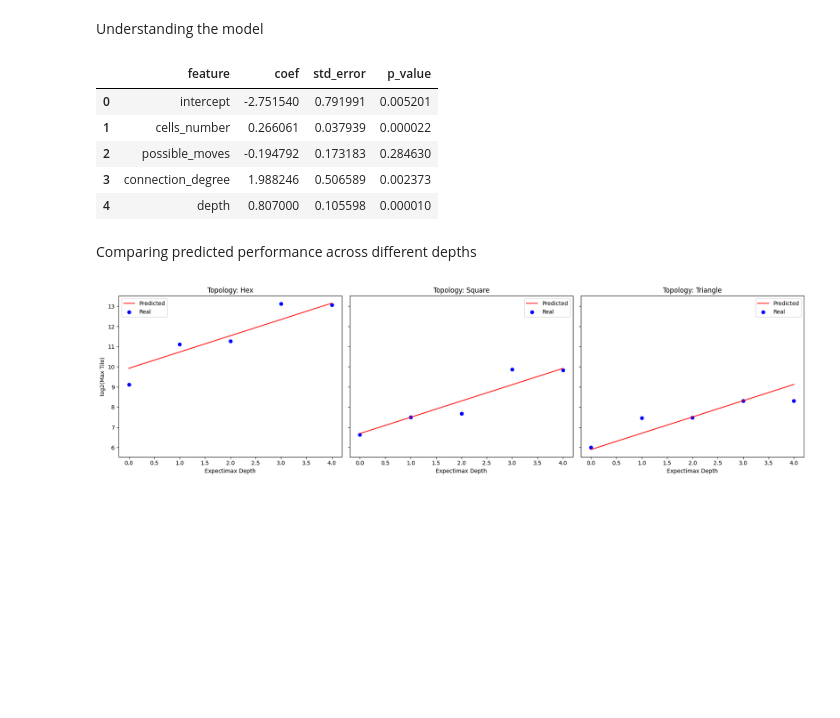
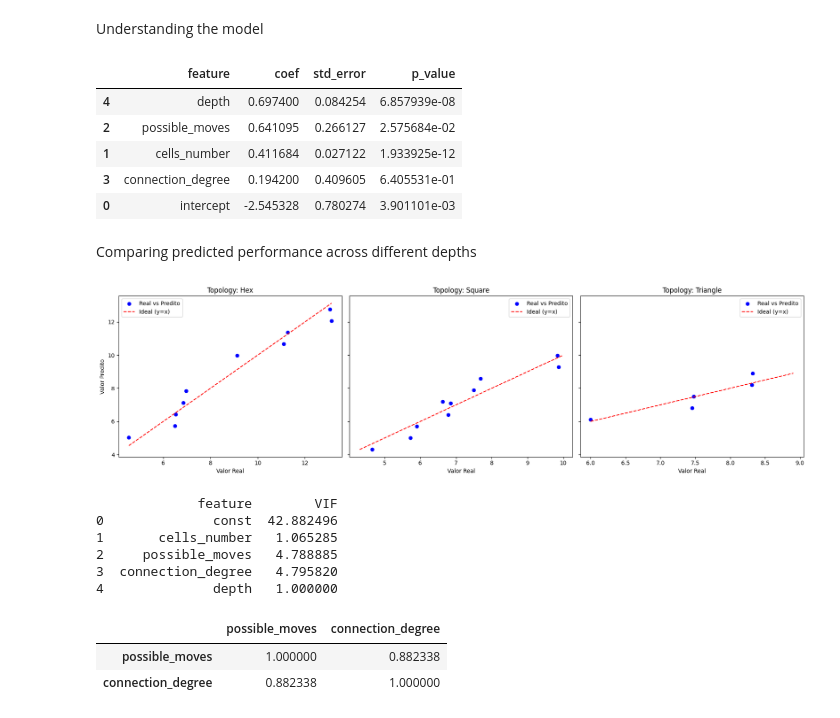
Before and after one commit to VLV-co/project_mc906, a Jupyter notebook: analysis/predict_performance.ipynb, the cells around one changed output. Drawn from its saved outputs; the diff is of its cells as text; code cells hidden in the pictures; blank space fills up the shorter version.

```diff
--- a/analysis/predict_performance.ipynb
+++ b/analysis/predict_performance.ipynb
@@ -56,52 +59,81 @@ summary_df = pd.DataFrame({
     "coef": model.params,
     "std_error": model.bse,
     "p_value": model.pvalues
-})
+}).sort_values(by="coef", ascending=False)
 summary_df
 # %% [output]
 |  | feature | coef | std_error | p_value |
-| 0 | intercept | -2.751540 | 0.791991 | 0.005201 |
-| 1 | cells_number | 0.266061 | 0.037939 | 0.000022 |
-| 2 | possible_moves | -0.194792 | 0.173183 | 0.284630 |
-| 3 | connection_degree | 1.988246 | 0.506589 | 0.002373 |
-| 4 | depth | 0.807000 | 0.105598 | 0.000010 |
+| 4 | depth | 0.697400 | 0.084254 | 6.857939e-08 |
+| 2 | possible_moves | 0.641095 | 0.266127 | 2.575684e-02 |
+| 1 | cells_number | 0.411684 | 0.027122 | 1.933925e-12 |
+| 3 | connection_degree | 0.194200 | 0.409605 | 6.405531e-01 |
+| 0 | intercept | -2.545328 | 0.780274 | 3.901101e-03 |
 # %% [markdown]
 Comparing predicted performance across different depths
 # %%
 topologies = df["topology"].unique()
 n_topos = len(topologies)
 
 fig, axes = plt.subplots(nrows=1, ncols=n_topos, figsize=(6 * n_topos, 5), sharey=True)
 
 if n_topos == 1:
     axes = [axes]
 
 for ax, topo in zip(axes, topologies):
-    topo_df = df[df["topology"] == topo].sort_values("depth")
+    topo_df = df[df["topology"] == topo]
 
-    ax.plot(
-        topo_df["depth"],
+    ax.scatter(
+        topo_df["mean_log2_max_tile"],
         topo_df["predicted_mean_log2_max_tile"],
-        color='red',
-        linestyle='-',
-        label="Predicted"
+        color='blue',
+        marker='o',
+        label='Real vs Predito'
     )
 
-    ax.scatter(
-        topo_df["depth"],
-        topo_df["mean_log2_max_tile"],
-        color='blue',
-        marker='o',
-        label="Real"
-    )
+    # Linha y = x (linha de referência ideal)
+    min_val = min(topo_df["mean_log2_max_tile"].min(), topo_df["predicted_mean_log2_max_tile"].min())
+    max_val = max(topo_df["mean_log2_max_tile"].max(), topo_df["predicted_mean_log2_max_tile"].max())
+    ax.plot([min_val, max_val], [min_val, max_val], 'r--', label='Ideal (y=x)')
 
     ax.set_title(f"Topology: {topo.capitalize()}")
-    ax.set_xlabel("Expectimax Depth")
+    ax.set_xlabel("Valor Real")
     ax.legend()
 
-axes[0].set_ylabel("log2(Max Tile)")
+axes[0].set_ylabel("Valor Predito")
 
 plt.tight_layout()
 plt.show()
 # %% [output]
-[figure, old version]
+[figure, new version]
+# %%
+from statsmodels.stats.outliers_influence import variance_inflation_factor
+import pandas as pd
+
+# Supondo que X seja o dataframe só com suas features numéricas (sem a variável target)
+X = df.drop(columns=['mean_log2_max_tile', 'predicted_mean_log2_max_tile', 'topology'])  # Ajuste conforme suas colunas
+
+# Se tiver variáveis categóricas transformadas em dummies, pode manter no X
+
+# Adiciona uma constante (bias) para o cálculo de VIF
+from statsmodels.tools.tools import add_constant
+X_const = add_constant(X)
+
+# Calcula VIF para cada variável
+vif_data = pd.DataFrame()
+vif_data["feature"] = X_const.columns
+vif_data["VIF"] = [variance_inflation_factor(X_const.values, i) for i in range(X_const.shape[1])]
+
+print(vif_data)
+# %% [output]
+             feature        VIF
+0              const  42.882496
+1       cells_number   1.065285
+2     possible_moves   4.788885
+3  connection_degree   4.795820
+4              depth   1.000000
+# %%
+df[['possible_moves', 'connection_degree']].corr()
+# %% [output]
+|  | possible_moves | connection_degree |
+| possible_moves | 1.000000 | 0.882338 |
+| connection_degree | 0.882338 | 1.000000 |
```
Also changed, not shown: parts of 2 cells of this notebook, 9 other files.
